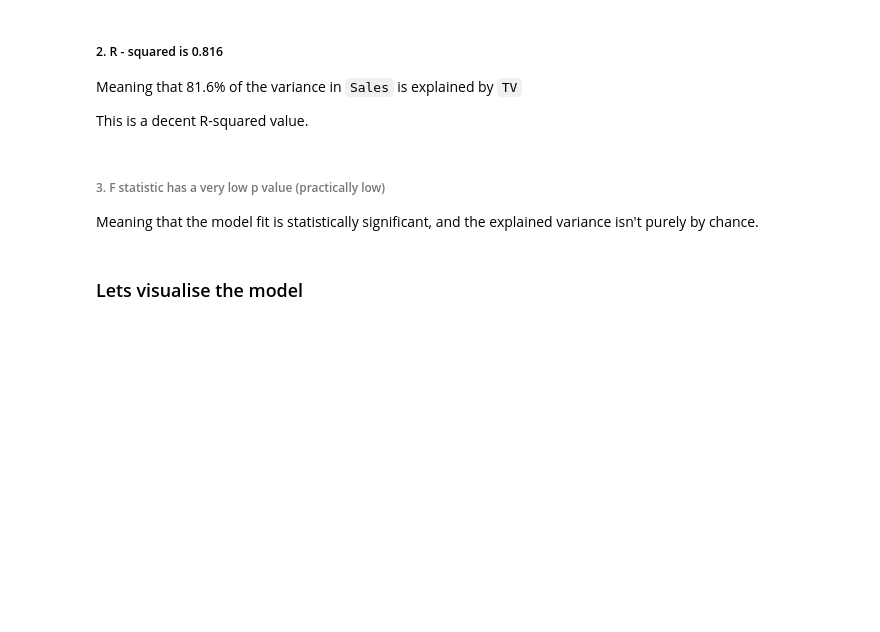
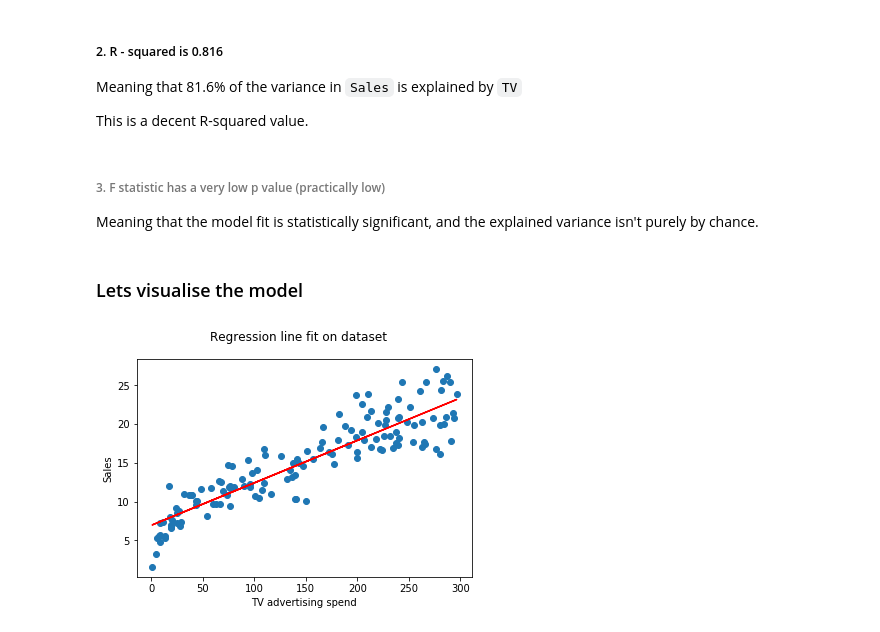
Before and after one commit to raditz2488/AIML, a Jupyter notebook: SimpleLinearRegression/SimpleLinearRegression.ipynb, the cells around one changed output. Drawn from its saved outputs; the diff is of its cells as text; code cells hidden in the pictures; blank space fills up the shorter version.

```diff
--- a/SimpleLinearRegression/SimpleLinearRegression.ipynb
+++ b/SimpleLinearRegression/SimpleLinearRegression.ipynb
@@ -139,3 +143,29 @@ This is a decent R-squared value.
 Meaning that the model fit is statistically significant, and the explained variance isn't purely by chance.
 # %% [markdown]
 ### Lets visualise the model
+# %%
+def plot_regline_on_dataset(X, y, model, predictmanually= False):
+    '''
+    Given a dataset of TV advertising spend and Sales and a trained linear reg model
+    We plot the regression line on top the scatter plot.
+    predictmanually controls if we predict values manually by using params from model, or
+    we use the predict method of the model.
+    Note the model used is statsmodel OLS Regression results wrapper.
+    '''
+    if predictmanually:
+        y_pred = model.params['const'] + model.params['TV'] * X
+    else:
+        X_sm = sm.add_constant(X)
+        y_pred = model.predict(X_sm)
+
+    fig = plt.figure()
+    fig.suptitle('Regression line fit on dataset')
+    plt.scatter(X, y)
+    plt.plot(X, y_pred, 'r')#'r' is for a red line
+    plt.xlabel('TV advertising spend')
+    plt.ylabel('Sales')
+    plt.show()
+# %%
+plot_regline_on_dataset(X_train, y_train, reg_results_wrapper, predictmanually=True)
+# %% [output]
+[figure, added]
```
Also changed, not shown: parts of 21 cells of this notebook.
